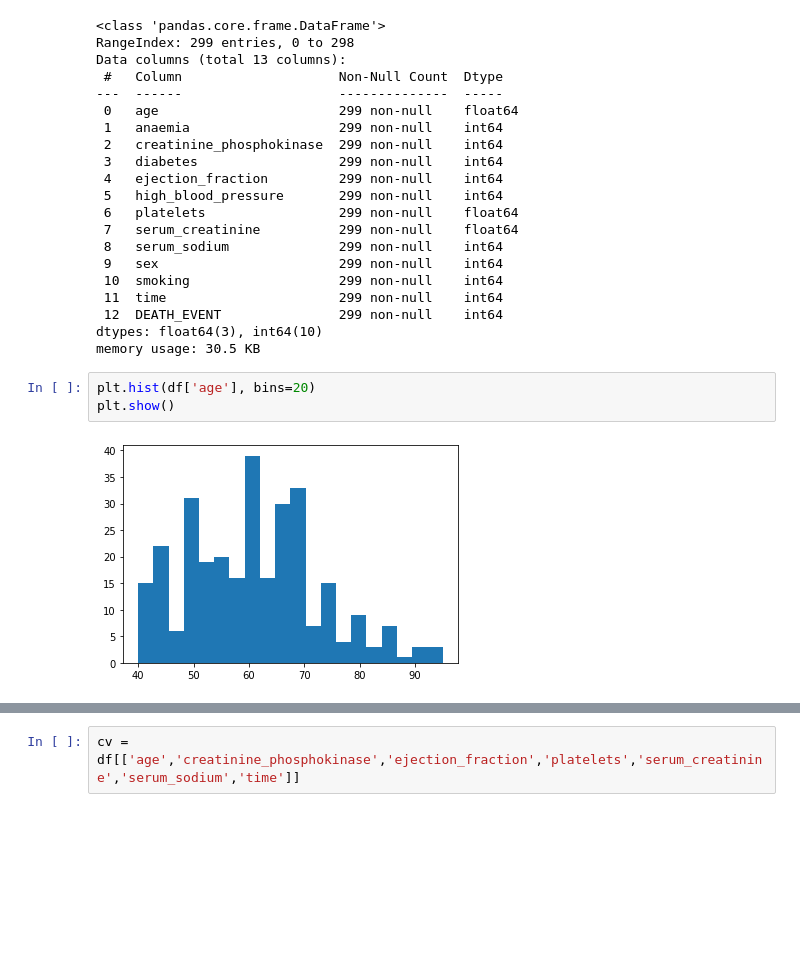
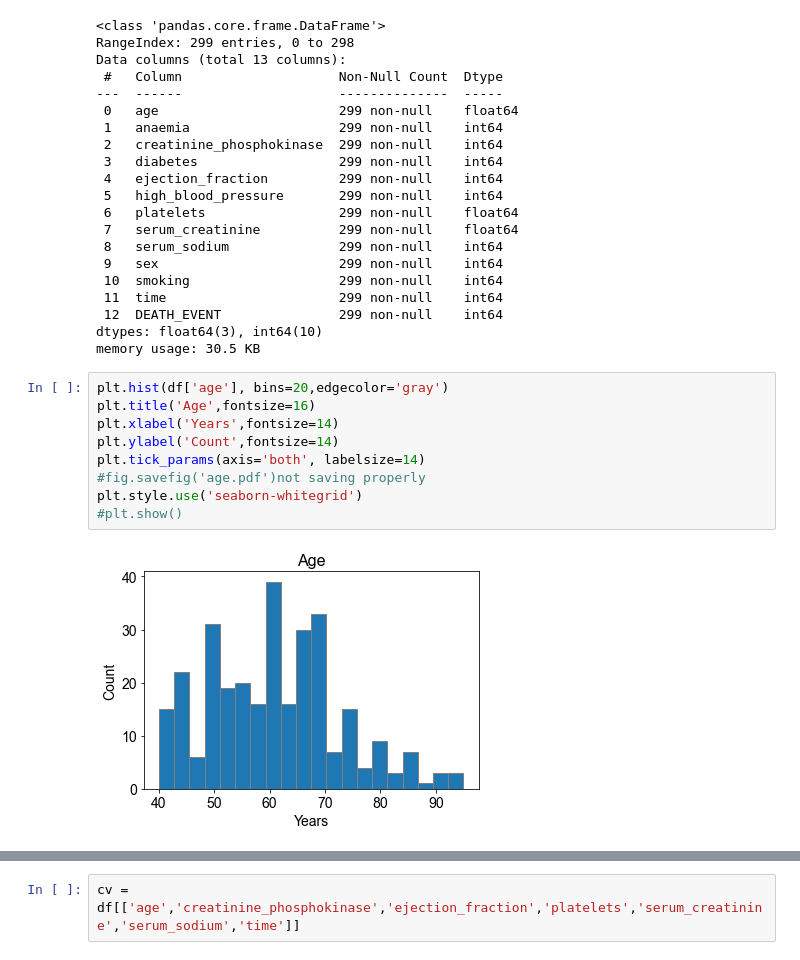
Before and after one commit to kurtgrothe/ANA500, a Jupyter notebook: ANA500_W1.ipynb, the cells around one changed output, grey strips where cells are left out. Cells and saved outputs as stored; diff of their text form; blank space fills up the shorter version.

```diff
--- a/ANA500_W1.ipynb
+++ b/ANA500_W1.ipynb
@@ -97,8 +104,14 @@ Data columns (total 13 columns):
  12  DEATH_EVENT               299 non-null    int64
 dtypes: float64(3), int64(10)
 memory usage: 30.5 KB
-# %%
-plt.hist(df['age'], bins=20)
-plt.show()
-# %% [output]
-[figure, removed]
+# %%
+plt.hist(df['age'], bins=20,edgecolor='gray')
+plt.title('Age',fontsize=16)
+plt.xlabel('Years',fontsize=14)
+plt.ylabel('Count',fontsize=14)
+plt.tick_params(axis='both', labelsize=14)
+#fig.savefig('age.pdf')not saving properly
+plt.style.use('seaborn-whitegrid')
+#plt.show()
+# %% [output]
+[figure, added]
```
Also changed, not shown: parts of 15 cells of this notebook, 3 other files.
